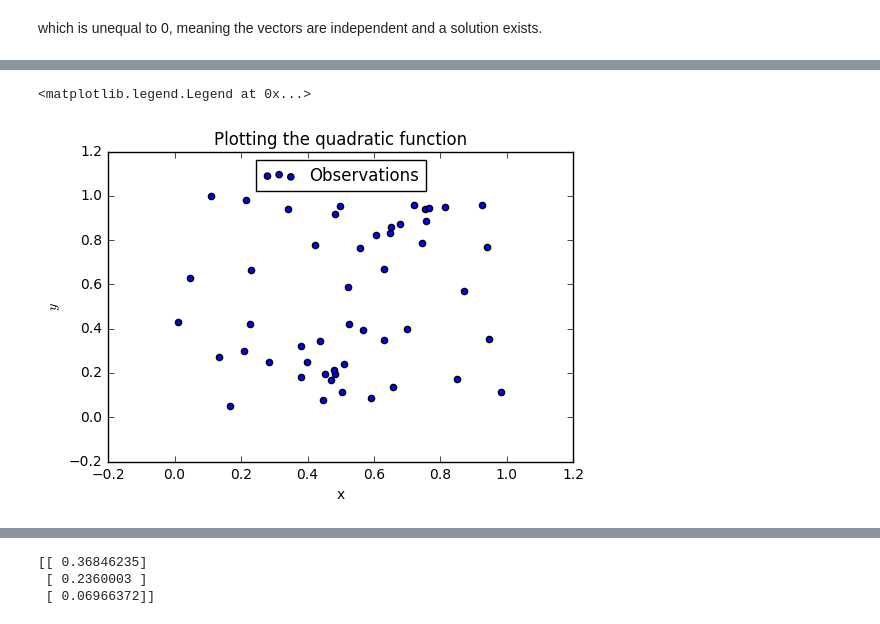
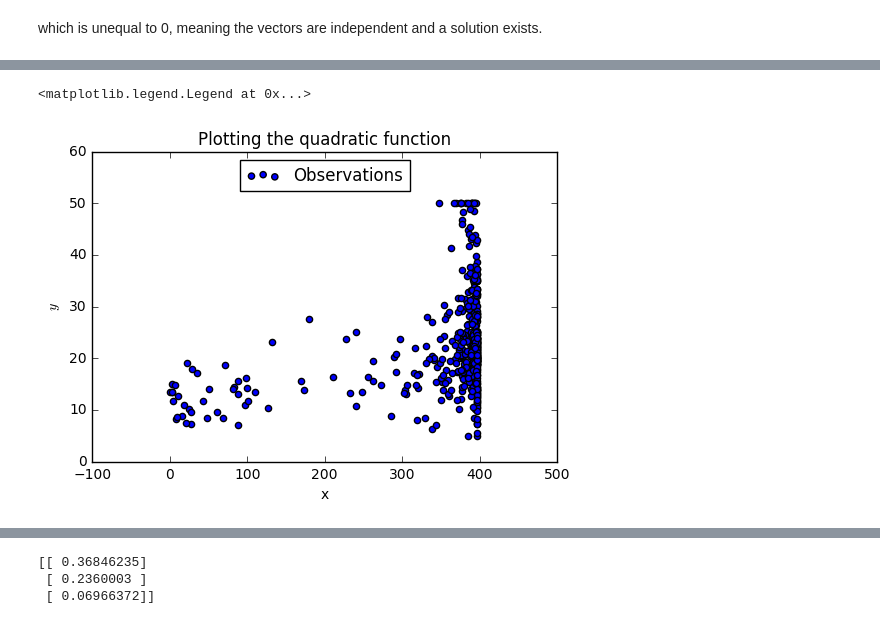
Before and after one commit to Moony2D/Python-Intro-ifo, a Jupyter notebook: PyIntro_Scipy.ipynb, the cells around one changed output, grey strips where cells are left out. Drawn from its saved outputs; the diff is of its cells as text; code cells hidden in the pictures.

Commit message:
Boston Houses Data for regression
Signed-off-by: matthiashuber <huber@ifo.de>

```diff
--- a/PyIntro_Scipy.ipynb
+++ b/PyIntro_Scipy.ipynb
@@ -265,6 +265,10 @@ which requires the inverse of the matrix X. We try to estimate some dependencies
 # %%
+import numpy as np
+from sklearn.datasets import load_boston
+boston = load_boston()
 X=np.random.rand(50,3)
 X[:,0]=1
-#print (X)
+#print (cancer.data[:,3])
 y=np.random.rand(50,1)
-#print (y)
+#
+boston.DESCR
@@ -271,14 +315,14 @@ y=np.random.rand(50,1)
 # %%
 import matplotlib.pyplot as plt
 fig, ax = plt.subplots()
-ax.scatter(X[:,1], y, label='Observations')
+ax.scatter(boston.data[:,11],boston.target, label='Observations')
 ax.set_title('Plotting the quadratic function')
 ax.set_xlabel('x')
 ax.set_ylabel('$y$')
 ax.legend(loc = 'upper center')
 # %% [output]
 <matplotlib.legend.Legend at 0x...>
-[figure, old version]
+[figure, new version]
 # %%
 import matplotlib.pyplot as plt
 plt.scatter(X[:,2], y)
```
Also changed, not shown: parts of 6 cells of this notebook.
